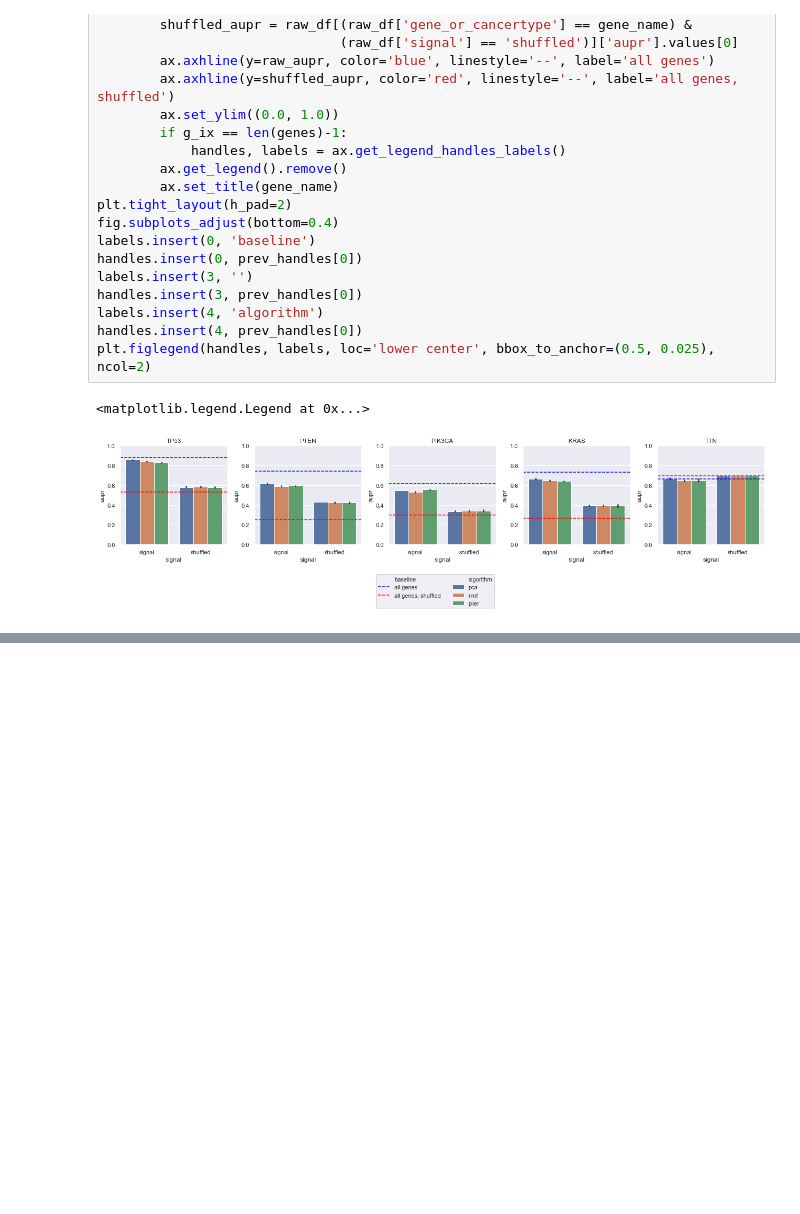
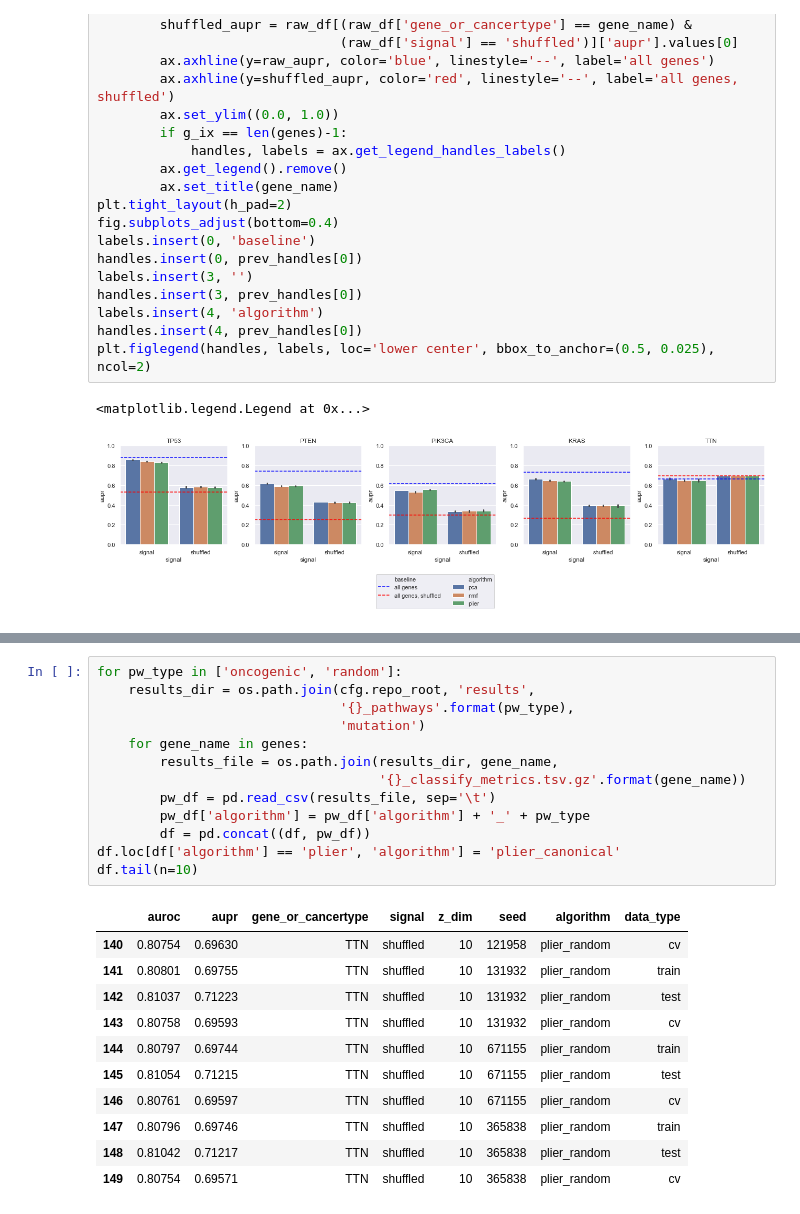
Before and after one commit to jjc2718/netreg, a Jupyter notebook: 4.plot_mutation_results.ipynb, the cells around one changed output, grey strips where cells are left out. Cells and saved outputs as stored; diff of their text form; blank space fills up the shorter version.

```diff
--- a/4.plot_mutation_results.ipynb
+++ b/4.plot_mutation_results.ipynb
@@ -141,0 +155,25 @@ plt.figlegend(handles, labels, loc='lower center', bbox_to_anchor=(0.5, 0.025),
+# %%
+for pw_type in ['oncogenic', 'random']:
+    results_dir = os.path.join(cfg.repo_root, 'results',
+                               '{}_pathways'.format(pw_type),
+                               'mutation')
+    for gene_name in genes:
+        results_file = os.path.join(results_dir, gene_name,
+                                    '{}_classify_metrics.tsv.gz'.format(gene_name))
+        pw_df = pd.read_csv(results_file, sep='\t')
+        pw_df['algorithm'] = pw_df['algorithm'] + '_' + pw_type
+        df = pd.concat((df, pw_df))
+df.loc[df['algorithm'] == 'plier', 'algorithm'] = 'plier_canonical'
+df.tail(n=10)
+# %% [output]
+|  | auroc | aupr | gene_or_cancertype | signal | z_dim | seed | algorithm | data_type |
+| 140 | 0.80754 | 0.69630 | TTN | shuffled | 10 | 121958 | plier_random | cv |
+| 141 | 0.80801 | 0.69755 | TTN | shuffled | 10 | 131932 | plier_random | train |
+| 142 | 0.81037 | 0.71223 | TTN | shuffled | 10 | 131932 | plier_random | test |
+| 143 | 0.80758 | 0.69593 | TTN | shuffled | 10 | 131932 | plier_random | cv |
+| 144 | 0.80797 | 0.69744 | TTN | shuffled | 10 | 671155 | plier_random | train |
+| 145 | 0.81054 | 0.71215 | TTN | shuffled | 10 | 671155 | plier_random | test |
+| 146 | 0.80761 | 0.69597 | TTN | shuffled | 10 | 671155 | plier_random | cv |
+| 147 | 0.80796 | 0.69746 | TTN | shuffled | 10 | 365838 | plier_random | train |
+| 148 | 0.81042 | 0.71217 | TTN | shuffled | 10 | 365838 | plier_random | test |
+| 149 | 0.80754 | 0.69571 | TTN | shuffled | 10 | 365838 | plier_random | cv |
```
Also changed, not shown: parts of 7 cells of this notebook.
